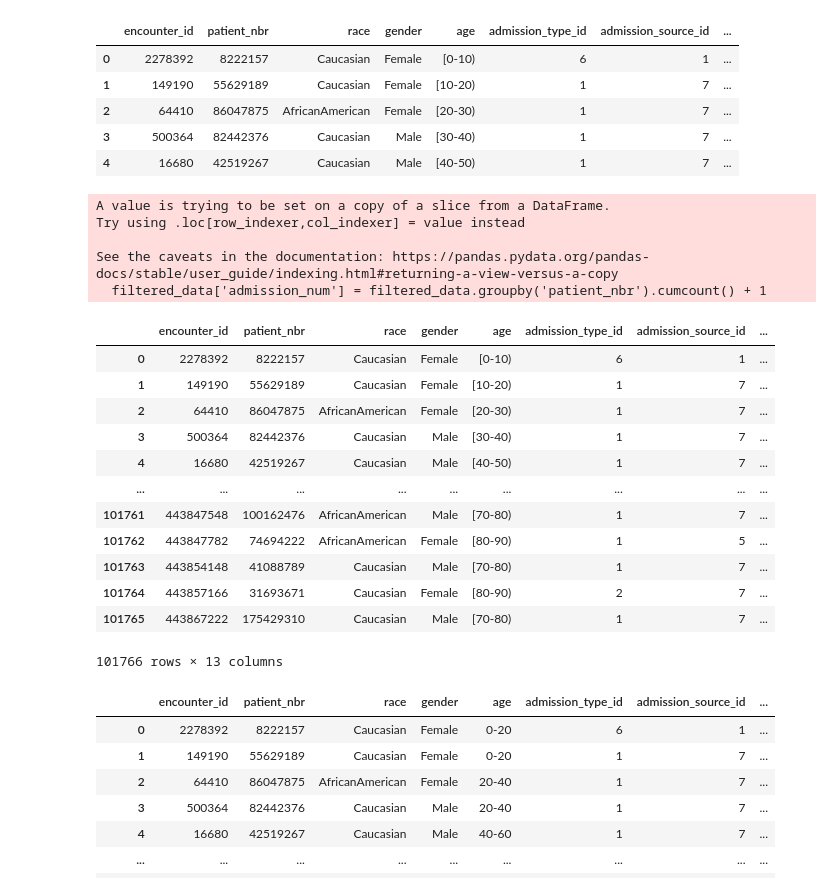
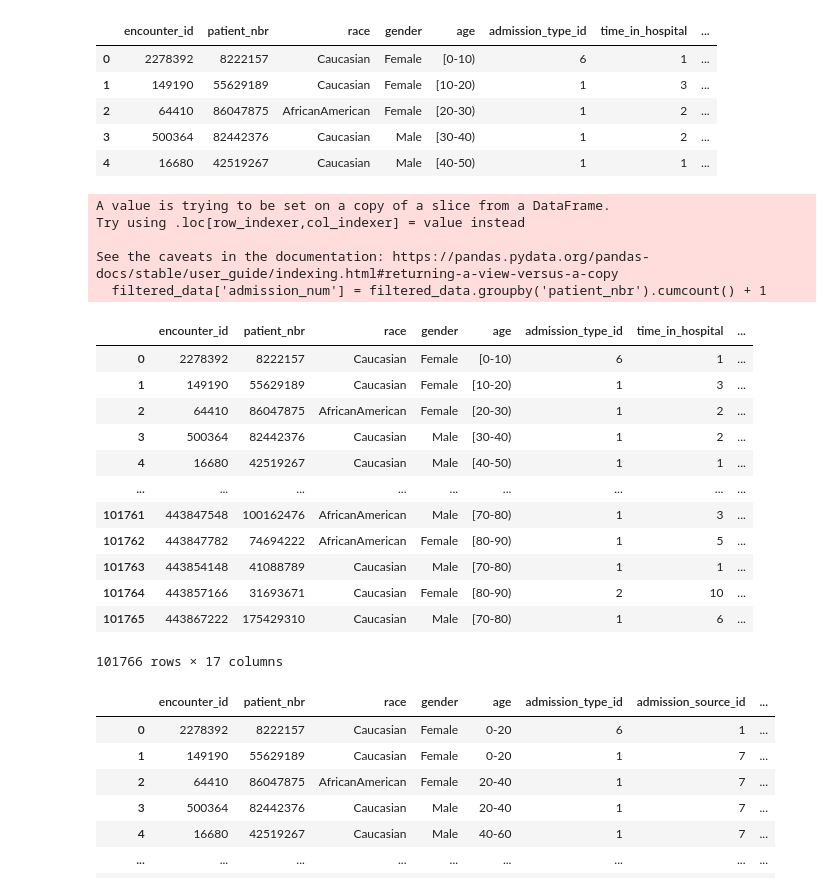
Before and after one commit to tzukpolinsky/DiabetesMLProject, a Jupyter notebook: nitsan_notebook.ipynb, the cells around one changed output. Cells and saved outputs as stored; diff of their text form; code cells hidden in the pictures.

Commit message:
added table1

```diff
--- a/nitsan_notebook.ipynb
+++ b/nitsan_notebook.ipynb
@@ -22,16 +41,18 @@ Index(['encounter_id', 'patient_nbr', 'race', 'gender', 'age', 'weight',
        'metformin-pioglitazone', 'change', 'diabetesMed', 'readmitted'],
       dtype='object')
 # %%
-filtered_data = data[['encounter_id', 'patient_nbr', 'race', 'gender', 'age', 'admission_type_id',  'admission_source_id',
-'payer_code', 'number_diagnoses', 'change', 'diabetesMed', 'readmitted']]
+filtered_data = data[['encounter_id', 'patient_nbr','race','gender', 'age', 'admission_type_id','time_in_hospital','num_procedures',
+                      'admission_source_id', 'diabetesMed',
+                      'payer_code', 'number_diagnoses', 'readmitted', 'change',
+                      'num_medications', 'discharge_disposition_id']]
 filtered_data.head()
 # %% [output]
-|  | encounter_id | patient_nbr | race | gender | age | admission_type_id | admission_source_id | ... |
+|  | encounter_id | patient_nbr | race | gender | age | admission_type_id | time_in_hospital | ... |
 | 0 | 2278392 | 8222157 | Caucasian | Female | [0-10) | 6 | 1 | ... |
-| 1 | 149190 | 55629189 | Caucasian | Female | [10-20) | 1 | 7 | ... |
-| 2 | 64410 | 86047875 | AfricanAmerican | Female | [20-30) | 1 | 7 | ... |
-| 3 | 500364 | 82442376 | Caucasian | Male | [30-40) | 1 | 7 | ... |
-| 4 | 16680 | 42519267 | Caucasian | Male | [40-50) | 1 | 7 | ... |
+| 1 | 149190 | 55629189 | Caucasian | Female | [10-20) | 1 | 3 | ... |
+| 2 | 64410 | 86047875 | AfricanAmerican | Female | [20-30) | 1 | 2 | ... |
+| 3 | 500364 | 82442376 | Caucasian | Male | [30-40) | 1 | 2 | ... |
+| 4 | 16680 | 42519267 | Caucasian | Male | [40-50) | 1 | 1 | ... |
 # %%
 filtered_data['admission_num'] = filtered_data.groupby('patient_nbr').cumcount() + 1
 
@@ -42,19 +63,19 @@ Try using .loc[row_indexer,col_indexer] = value instead
 
 See the caveats in the documentation: https://pandas.pydata.org/pandas-docs/stable/user_guide/indexing.html#returning-a-view-versus-a-copy
   filtered_data['admission_num'] = filtered_data.groupby('patient_nbr').cumcount() + 1
-|  | encounter_id | patient_nbr | race | gender | age | admission_type_id | admission_source_id | ... |
+|  | encounter_id | patient_nbr | race | gender | age | admission_type_id | time_in_hospital | ... |
 | 0 | 2278392 | 8222157 | Caucasian | Female | [0-10) | 6 | 1 | ... |
-| 1 | 149190 | 55629189 | Caucasian | Female | [10-20) | 1 | 7 | ... |
-| 2 | 64410 | 86047875 | AfricanAmerican | Female | [20-30) | 1 | 7 | ... |
-| 3 | 500364 | 82442376 | Caucasian | Male | [30-40) | 1 | 7 | ... |
-| 4 | 16680 | 42519267 | Caucasian | Male | [40-50) | 1 | 7 | ... |
+| 1 | 149190 | 55629189 | Caucasian | Female | [10-20) | 1 | 3 | ... |
+| 2 | 64410 | 86047875 | AfricanAmerican | Female | [20-30) | 1 | 2 | ... |
+| 3 | 500364 | 82442376 | Caucasian | Male | [30-40) | 1 | 2 | ... |
+| 4 | 16680 | 42519267 | Caucasian | Male | [40-50) | 1 | 1 | ... |
 | ... | ... | ... | ... | ... | ... | ... | ... | ... |
-| 101761 | 443847548 | 100162476 | AfricanAmerican | Male | [70-80) | 1 | 7 | ... |
+| 101761 | 443847548 | 100162476 | AfricanAmerican | Male | [70-80) | 1 | 3 | ... |
 | 101762 | 443847782 | 74694222 | AfricanAmerican | Female | [80-90) | 1 | 5 | ... |
-| 101763 | 443854148 | 41088789 | Caucasian | Male | [70-80) | 1 | 7 | ... |
-| 101764 | 443857166 | 31693671 | Caucasian | Female | [80-90) | 2 | 7 | ... |
-| 101765 | 443867222 | 175429310 | Caucasian | Male | [70-80) | 1 | 7 | ... |
+| 101763 | 443854148 | 41088789 | Caucasian | Male | [70-80) | 1 | 1 | ... |
+| 101764 | 443857166 | 31693671 | Caucasian | Female | [80-90) | 2 | 10 | ... |
+| 101765 | 443867222 | 175429310 | Caucasian | Male | [70-80) | 1 | 6 | ... |
-101766 rows × 13 columns
+101766 rows × 17 columns
 # %%
 
 
```
Also changed, not shown: parts of 10 cells of this notebook, 2 other files.
